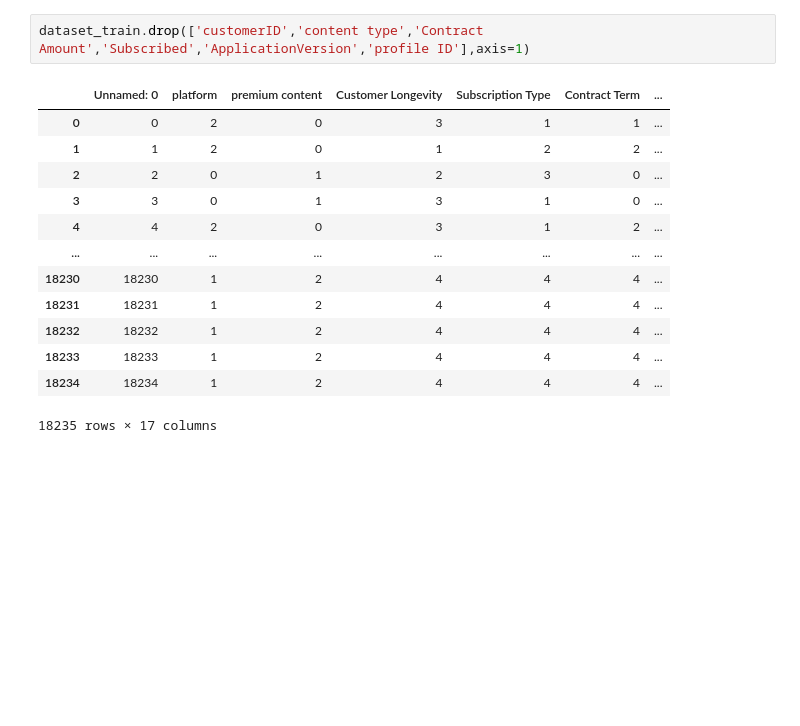
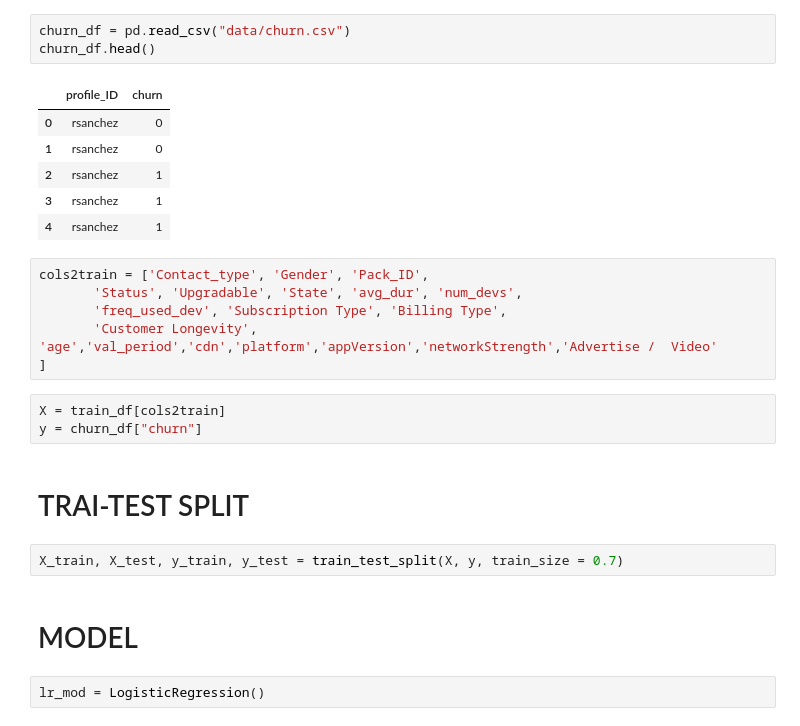
Before and after one commit to StacknexusDatanators/OTT-ML, a Jupyter notebook: Label Encoding.ipynb, the cells around one changed output. Saved outputs shown, nothing was run; the diff lists cells and outputs as text; blank space fills up the shorter version.

```diff
--- a/Label Encoding.ipynb
+++ b/Label Encoding.ipynb
@@ -90,16 +139,27 @@ dataset_train.head()
-# %%
-dataset_train.drop(['customerID','content type','Contract Amount','Subscribed','ApplicationVersion','profile ID'],axis=1)
-# %% [output]
-|  | Unnamed: 0 | platform | premium content | Customer Longevity | Subscription Type | Contract Term | ... |
-| 0 | 0 | 2 | 0 | 3 | 1 | 1 | ... |
-| 1 | 1 | 2 | 0 | 1 | 2 | 2 | ... |
-| 2 | 2 | 0 | 1 | 2 | 3 | 0 | ... |
-| 3 | 3 | 0 | 1 | 3 | 1 | 0 | ... |
-| 4 | 4 | 2 | 0 | 3 | 1 | 2 | ... |
-| ... | ... | ... | ... | ... | ... | ... | ... |
-| 18230 | 18230 | 1 | 2 | 4 | 4 | 4 | ... |
-| 18231 | 18231 | 1 | 2 | 4 | 4 | 4 | ... |
-| 18232 | 18232 | 1 | 2 | 4 | 4 | 4 | ... |
-| 18233 | 18233 | 1 | 2 | 4 | 4 | 4 | ... |
-| 18234 | 18234 | 1 | 2 | 4 | 4 | 4 | ... |
-18235 rows × 17 columns
+# %%
+churn_df = pd.read_csv("data/churn.csv")
+churn_df.head()
+# %% [output]
+|  | profile_ID | churn |
+| 0 | rsanchez | 0 |
+| 1 | rsanchez | 0 |
+| 2 | rsanchez | 1 |
+| 3 | rsanchez | 1 |
+| 4 | rsanchez | 1 |
+# %%
+cols2train = ['Contact_type', 'Gender', 'Pack_ID',
+       'Status', 'Upgradable', 'State', 'avg_dur', 'num_devs',
+       'freq_used_dev', 'Subscription Type', 'Billing Type',
+       'Customer Longevity', 'age','val_period','cdn','platform','appVersion','networkStrength','Advertise /  Video'
+]
+# %%
+X = train_df[cols2train]
+y = churn_df["churn"]
+# %% [markdown]
+# TRAI-TEST SPLIT
+# %%
+X_train, X_test, y_train, y_test = train_test_split(X, y, train_size = 0.7)
+# %% [markdown]
+# MODEL
+# %%
+lr_mod = LogisticRegression()
```
Also changed, not shown: parts of 25 cells of this notebook, 23 other files.
